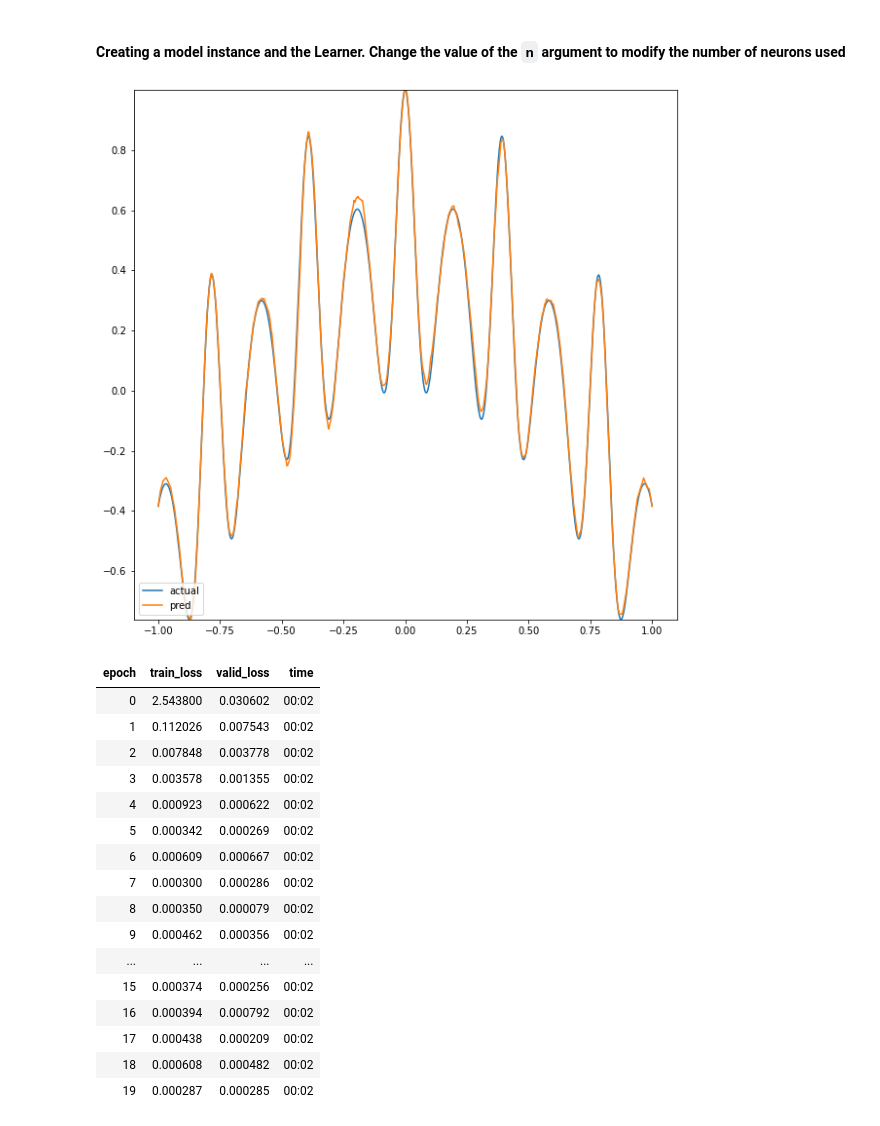
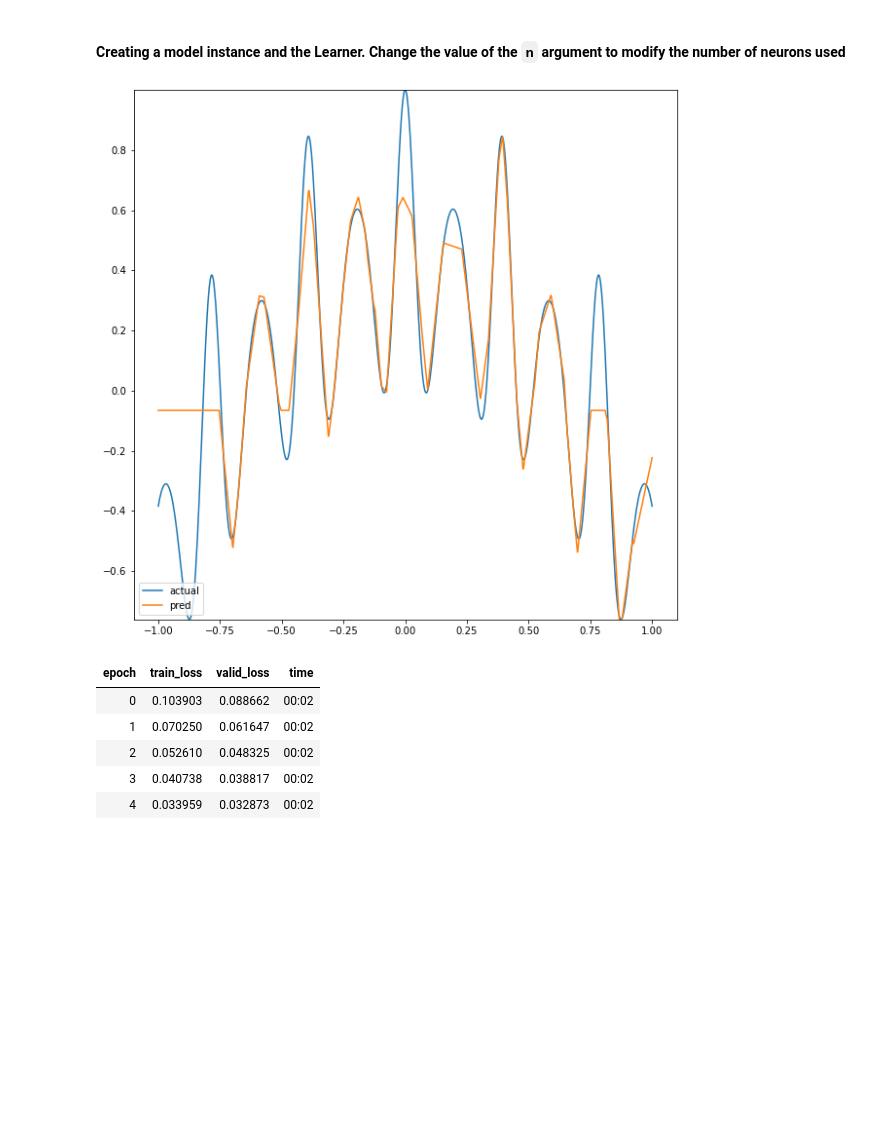
Before and after one commit to castorfou/fastai_experiments, a Jupyter notebook: 1 - based on universal approximation.ipynb, the cells around one changed output. Cells and saved outputs as stored; diff of their text form; code cells hidden in the pictures; blank space fills up the shorter version.

```diff
--- a/1 - based on universal approximation.ipynb
+++ b/1 - based on universal approximation.ipynb
@@ -83,27 +83,16 @@ class ShowChart(Callback):
 # %% [markdown]
 #### Creating a model instance and the Learner. Change the value of the `n` argument to modify the number of neurons used
 # %%
-nbr_neurons = 500
+nbr_neurons = 20
 bm = BarModule(nbr_neurons)
 learn = Learner(dls,bm, loss_func=nn.MSELoss(), cbs = ShowChart)
 # %%
-learn.fit(20, lr=1e-3 )
+learn.fit(5, lr=1e-3 )
 # %% [output]
-[figure, old version]
+[figure, new version]
 | epoch | train_loss | valid_loss | time |
-| 0 | 2.543800 | 0.030602 | 00:02 |
-| 1 | 0.112026 | 0.007543 | 00:02 |
-| 2 | 0.007848 | 0.003778 | 00:02 |
-| 3 | 0.003578 | 0.001355 | 00:02 |
-| 4 | 0.000923 | 0.000622 | 00:02 |
-| 5 | 0.000342 | 0.000269 | 00:02 |
-| 6 | 0.000609 | 0.000667 | 00:02 |
-| 7 | 0.000300 | 0.000286 | 00:02 |
-| 8 | 0.000350 | 0.000079 | 00:02 |
-| 9 | 0.000462 | 0.000356 | 00:02 |
-| ... | ... | ... | ... |
-| 15 | 0.000374 | 0.000256 | 00:02 |
-| 16 | 0.000394 | 0.000792 | 00:02 |
-| 17 | 0.000438 | 0.000209 | 00:02 |
-| 18 | 0.000608 | 0.000482 | 00:02 |
-| 19 | 0.000287 | 0.000285 | 00:02 |
+| 0 | 0.103903 | 0.088662 | 00:02 |
+| 1 | 0.070250 | 0.061647 | 00:02 |
+| 2 | 0.052610 | 0.048325 | 00:02 |
+| 3 | 0.040738 | 0.038817 | 00:02 |
+| 4 | 0.033959 | 0.032873 | 00:02 |
```
Also changed, not shown: 5 other files.
